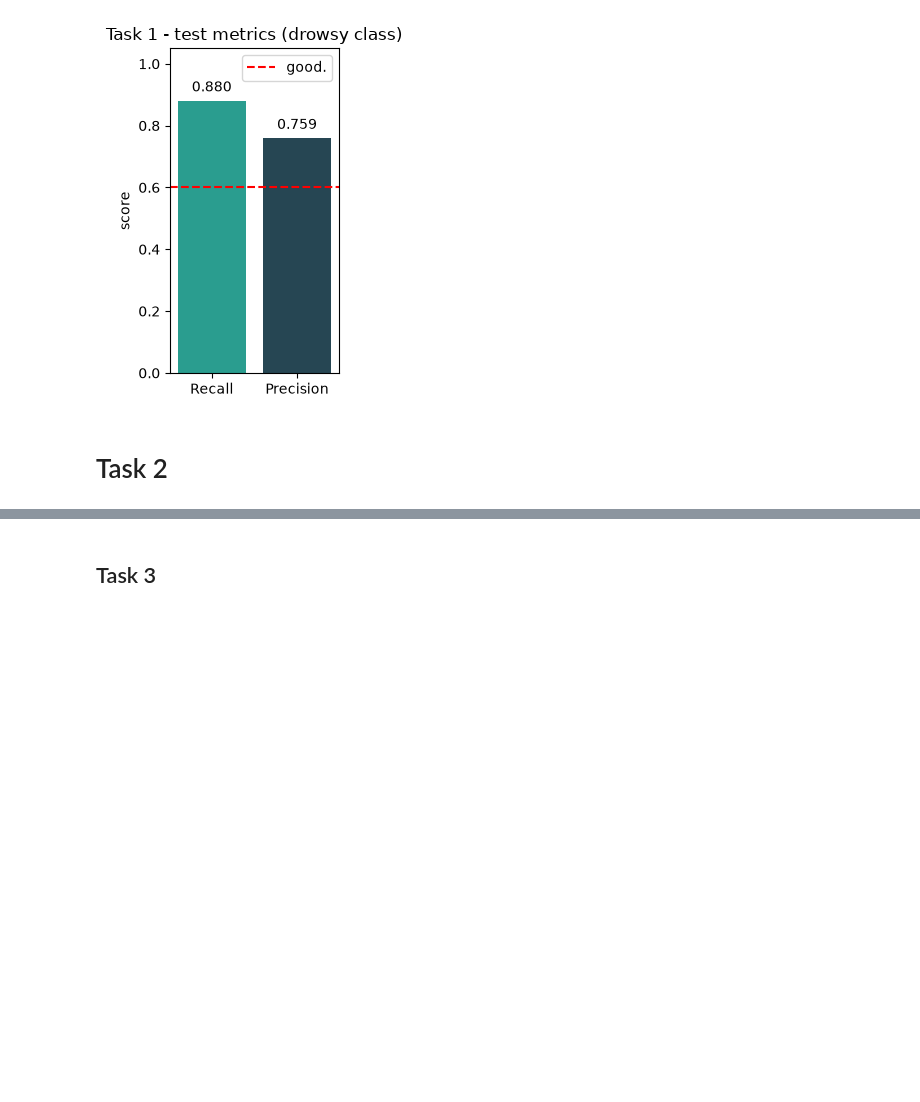
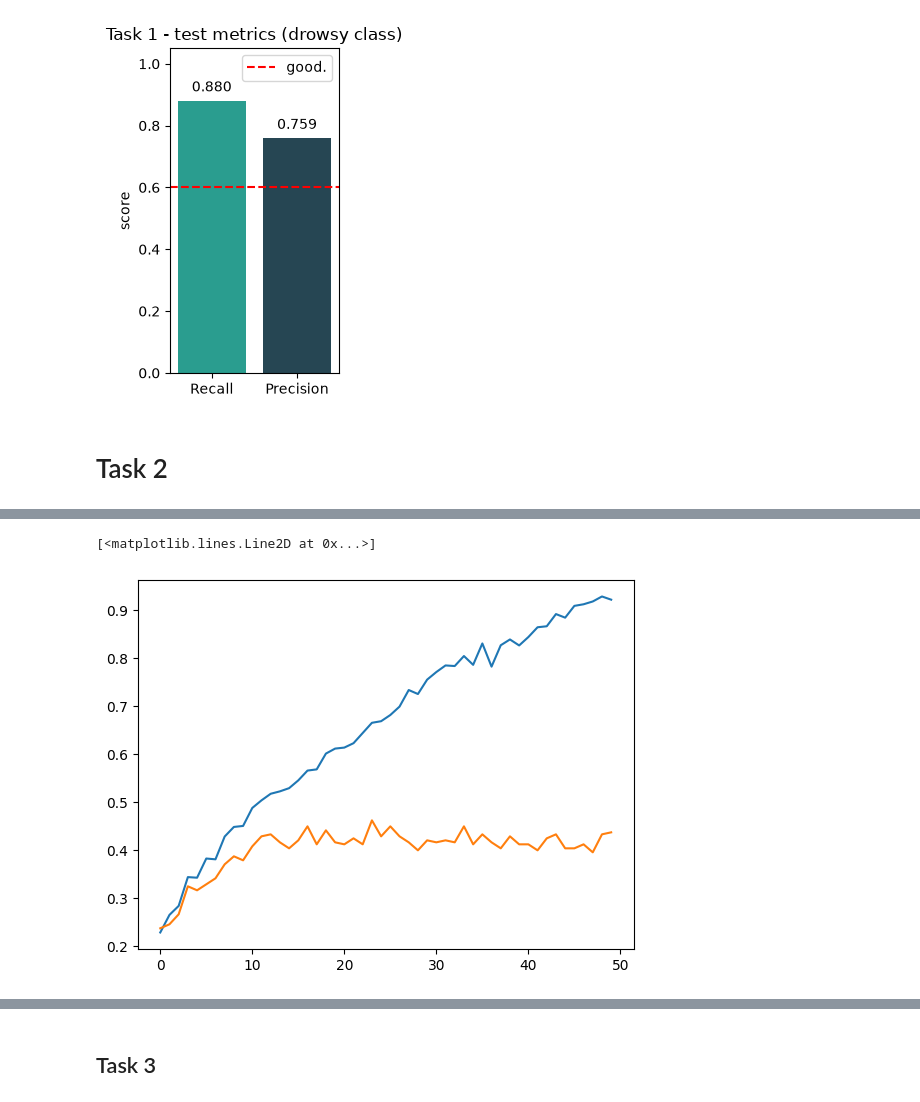
Before and after one commit to IvanBanny/dl-a2, a Jupyter notebook: a2.ipynb, the cells around one changed output, grey strips where cells are left out. Saved outputs shown, nothing was run; the diff lists cells and outputs as text; code cells hidden in the pictures; blank space fills up the shorter version.

```diff
--- a/a2.ipynb
+++ b/a2.ipynb
@@ -720,0 +811,55 @@ for a in ax:
+# %%
+from torch.utils.data import Dataset, DataLoader
+import torch.nn.functional as F
+from torch.optim import AdamW
+
+BATCH_SIZE = 64
+EPOCHS = 50
+
+train_loader = DataLoader(train_dataset, batch_size=BATCH_SIZE, shuffle=True)
+test_loader = DataLoader(test_dataset, batch_size=BATCH_SIZE, shuffle=False)
+
+
+# === Training Loop === #
+
+@torch.no_grad()
+def accuracy(model, loader):
+    model.eval()
+    correct, total = 0, 0
+    for images, labels in loader:
+        images, labels = images.to(DEVICE), labels.to(DEVICE)
+        preds = model(images).argmax(dim=1)
+        correct += (preds == labels).sum().item()
+        total += labels.size(0)
+    return correct / total
+
+def train_model(seed):
+    torch.manual_seed(seed)
+    model = VIT().to(DEVICE)
+    optimizer = AdamW(model.parameters(), lr=1e-4, weight_decay=1e-4)
+    history = {"train_acc": [], "test_acc": []}
+
+    for epoch in range(1, EPOCHS + 1):
+        model.train()
+        for images, labels in train_loader:
+            images, labels = images.to(DEVICE), labels.to(DEVICE)
+            optimizer.zero_grad()
+            loss = F.cross_entropy(model(images), labels)
+            loss.backward()
+            optimizer.step()
+
+        train_acc = accuracy(model, train_loader)
+        test_acc = accuracy(model, test_loader)
+
+        history["train_acc"].append(train_acc)
+        history["test_acc"].append(test_acc)
+
+        if epoch % 10 == 0: print(f"epoch {epoch}: train acc - {train_acc:.3f}; test acc - {test_acc:.3f}")
+
+    return model, history
+
+model, history = train_model(42)
+
+plt.plot(history["train_acc"])
+plt.plot(history["test_acc"])
+# %% [output]
@@ -720,0 +871,2 @@ for a in ax:
+[<matplotlib.lines.Line2D at 0x...>]
+[figure, added]
```
Also changed, not shown: parts of 6 cells of this notebook.
